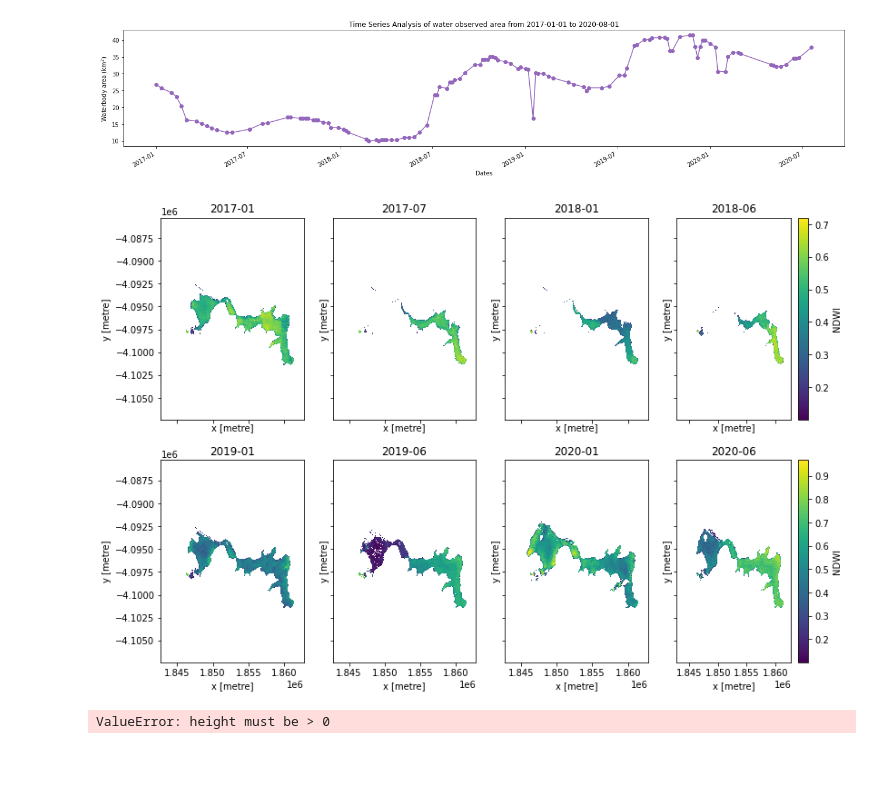
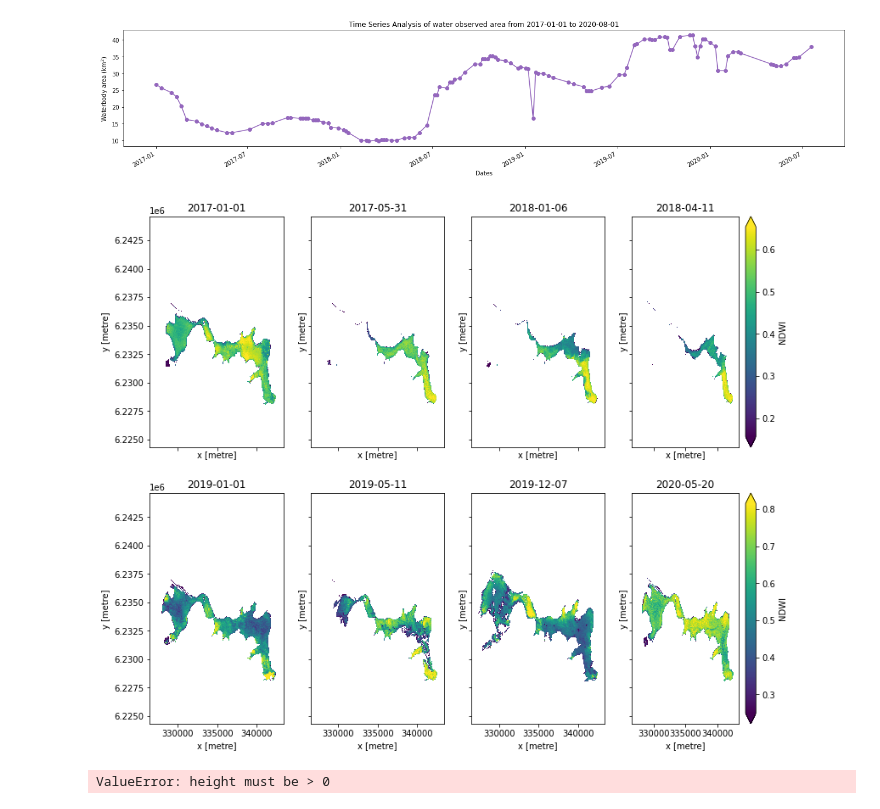
Before and after one commit to AdrianKriger/deafrica-sandbox-notebooks, a Jupyter notebook: Real_world_examples/WaterDetect_DamMonitoring.ipynb, the cells around one changed output. Cells and saved outputs as stored; diff of their text form; code cells hidden in the pictures; blank space fills up the shorter version.

Commit message:
xr_vectorize and xr_rasterize error

```diff
--- a/Real_world_examples/WaterDetect_DamMonitoring.ipynb
+++ b/Real_world_examples/WaterDetect_DamMonitoring.ipynb
@@ -102,11 +182,11 @@ start_year = '2017-01-01'
 end_year = '2020-08-01'
 
 #Create a query object
-query = {
-    'x': lon_range,
-    'y': lat_range,
+sen_query = {
+    'x': (lon-buffer, lon+buffer),
+    'y': (lat+buffer, lat-buffer),
     'resolution': (-10, 10),
-    'output_crs':'EPSG:6933',
+    'output_crs':'EPSG:22234',
     'group_by': 'solar_day',
     'time': (start_year, end_year),
     'dask_chunks':{'time':1,'x':1000,'y':1000}
@@ -116,7 +196,7 @@ ds_sen2 = load_ard(dc=dc,
                       products=['s2_l2a'],
                       measurements=['red', 'green', 'blue', 'nir'],
                       min_gooddata = 0.75,
-                      **query)
+                      **sen_query)
 # %% [output]
 Using pixel quality parameters for Sentinel 2
 Finding datasets
@@ -178,2 +235,7 @@ for index, row in dam_nominal.iterrows():
+# %%
+#set polygons as mask
+with HiddenPrints():
+    mask = xr_rasterize(gdf_clean, ds_sen2)
+ds_sen2 = ds_sen2.where(mask)
 # %%
 # Constants for calculating waterbody area
@@ -221,45 +284,38 @@ plt.tight_layout()
 # %% [output]
 [figure]
 # %%
-timestep_1 = 0
-timestep_2 = 12
-timestep_3 = 30
-timestep_4 = 41
-timestep_5 = 70
-timestep_6 = 83
-timestep_7 = 104
-timestep_8 = 119
-
+#plot
+time_stamp = [0, 12, 30, 41, 70, 83, 104, 119]
 
 # Plot water extent
-fig, ax = plt.subplots(2, 4, figsize=(13, 9), sharex=True, sharey=True)
+fig, ax = plt.subplots(2, 4, figsize=(13, 11), sharex=True, sharey=True)
 
 # plot the water extent from WOfS
 #ds_wofs.isel(time=timestep_1).water.plot.imshow(ax=ax[1], cmap="Blues", add_colorbar=False)
 
-ds_waterarea.NDWI.isel(time=timestep_1).plot.imshow(ax=ax[0,0],cmap="viridis", add_colorbar=False)
-ds_waterarea.NDWI.isel(time=timestep_2).plot.imshow(ax=ax[0,1],cmap="viridis", add_colorbar=False)
-ds_waterarea.NDWI.isel(time=timestep_3).plot.imshow(ax=ax[0,2],cmap="viridis", add_colorbar=False)
-ds_waterarea.NDWI.isel(time=timestep_4).plot.imshow(ax=ax[0,3],cmap="viridis", add_colorbar=True)
-ds_waterarea.NDWI.isel(time=timestep_5).plot.imshow(ax=ax[1,0],cmap="viridis", add_colorbar=False)
-ds_waterarea.NDWI.isel(time=timestep_6).plot.imshow(ax=ax[1,1],cmap="viridis", add_colorbar=False)
-ds_waterarea.NDWI.isel(time=timestep_7).plot.imshow(ax=ax[1,2],cmap="viridis", add_colorbar=False)
-ds_waterarea.NDWI.isel(time=timestep_8).plot.imshow(ax=ax[1,3],cmap="viridis", add_colorbar=True)
+ds_waterarea.NDWI.isel(time=time_stamp[0]).plot.imshow(ax=ax[0,0],cmap="viridis",robust=True, add_colorbar=False)
+ds_waterarea.NDWI.isel(time=time_stamp[1]).plot.imshow(ax=ax[0,1],cmap="viridis",robust=True, add_colorbar=False)
+ds_waterarea.NDWI.isel(time=time_stamp[2]).plot.imshow(ax=ax[0,2],cmap="viridis",robust=True, add_colorbar=False)
+ds_waterarea.NDWI.isel(time=time_stamp[3]).plot.imshow(ax=ax[0,3],cmap="viridis",robust=True, add_colorbar=True)
+ds_waterarea.NDWI.isel(time=time_stamp[4]).plot.imshow(ax=ax[1,0],cmap="viridis",robust=True, add_colorbar=False)
+ds_waterarea.NDWI.isel(time=time_stamp[5]).plot.imshow(ax=ax[1,1],cmap="viridis",robust=True, add_colorbar=False)
+ds_waterarea.NDWI.isel(time=time_stamp[6]).plot.imshow(ax=ax[1,2],cmap="viridis",robust=True, add_colorbar=False)
+ds_waterarea.NDWI.isel(time=time_stamp[7]).plot.imshow(ax=ax[1,3],cmap="viridis",robust=True, add_colorbar=True)
 
 #title
-ax[0,0].set_title('2017-01')
-ax[0,1].set_title('2017-07')
-ax[0,2].set_title('2018-01')
-ax[0,3].set_title('2018-06') #this is actually the fifth month
-ax[1,0].set_title('2019-01')
-ax[1,1].set_title('2019-06')
-ax[1,2].set_title('2020-01')
-ax[1,3].set_title('2020-06')
+ax[0,0].set_title(ds_waterarea.isel(time=time_stamp[0]).time.dt.strftime('%Y-%m-%d').data)#'2017-01')
+ax[0,1].set_title(ds_waterarea.isel(time=time_stamp[1]).time.dt.strftime('%Y-%m-%d').data)#'2017-07')
+ax[0,2].set_title(ds_waterarea.isel(time=time_stamp[2]).time.dt.strftime('%Y-%m-%d').data)#'2018-01')
+ax[0,3].set_title(ds_waterarea.isel(time=time_stamp[3]).time.dt.strftime('%Y-%m-%d').data)#'2018-06') #this is actually the fifth month
+ax[1,0].set_title(ds_waterarea.isel(time=time_stamp[4]).time.dt.strftime('%Y-%m-%d').data)#'2019-01')
+ax[1,1].set_title(ds_waterarea.isel(time=time_stamp[5]).time.dt.strftime('%Y-%m-%d').data)#'2019-06')
+ax[1,2].set_title(ds_waterarea.isel(time=time_stamp[6]).time.dt.strftime('%Y-%m-%d').data)#'2020-01')
+ax[1,3].set_title(ds_waterarea.isel(time=time_stamp[7]).time.dt.strftime('%Y-%m-%d').data)#'2020-06')
 
 # set labels
 #plt.setp(ax[-1, :], xlabel='x axis label')
 #plt.setp(ax[:, 0], ylabel='y axis label')
 
 plt.show()
 # %% [output]
-[figure, old version]
+[figure, new version]
```
Also changed, not shown: parts of 32 cells of this notebook.
